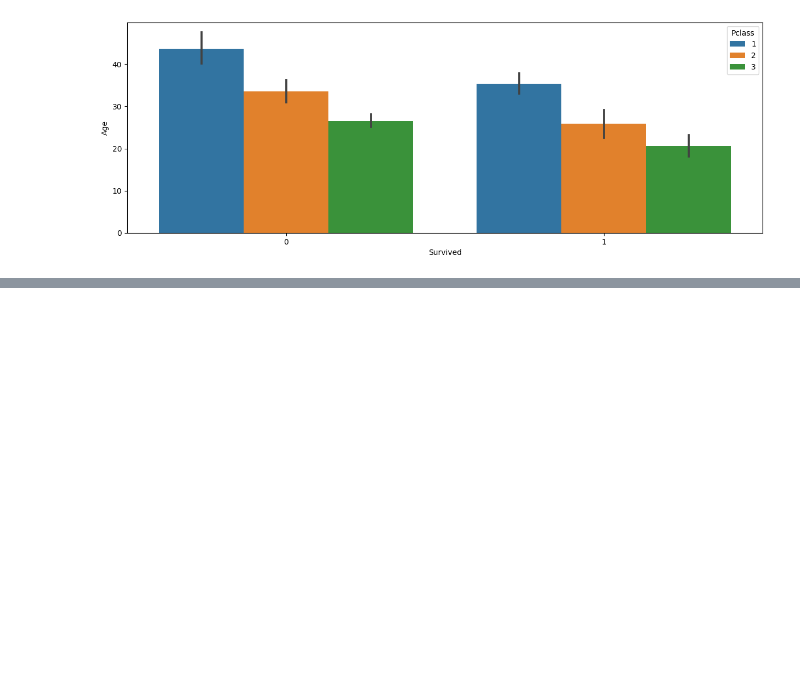
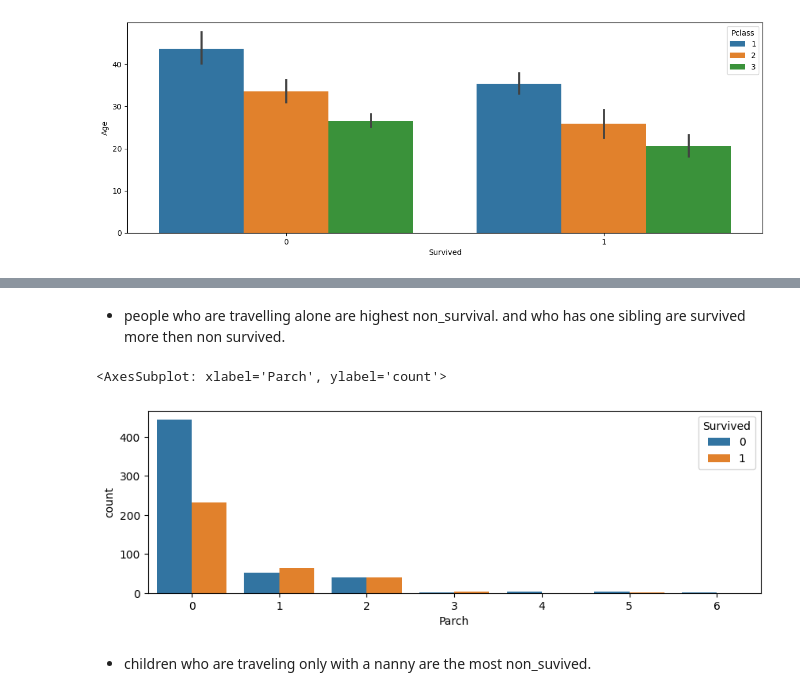
Before and after one commit to ortizfram/Case-study-of-Titanic, a Jupyter notebook: case-study.ipynb, the cells around one changed output, grey strips where cells are left out. Cells and saved outputs as stored; diff of their text form; code cells hidden in the pictures; blank space fills up the shorter version.

```diff
--- a/case-study.ipynb
+++ b/case-study.ipynb
@@ -158,0 +164,9 @@ plt.show()
+# %% [markdown]
+- people who are travelling alone are highest non_survival. and who has one sibling are survived more then non survived.
+# %%
+get_value_counts("Parch")
+# %% [output]
+<AxesSubplot: xlabel='Parch', ylabel='count'>
+[figure, added]
+# %% [markdown]
+- children who are traveling only with a nanny are the most non_suvived.
```
Also changed, not shown: parts of 1 cell of this notebook.
